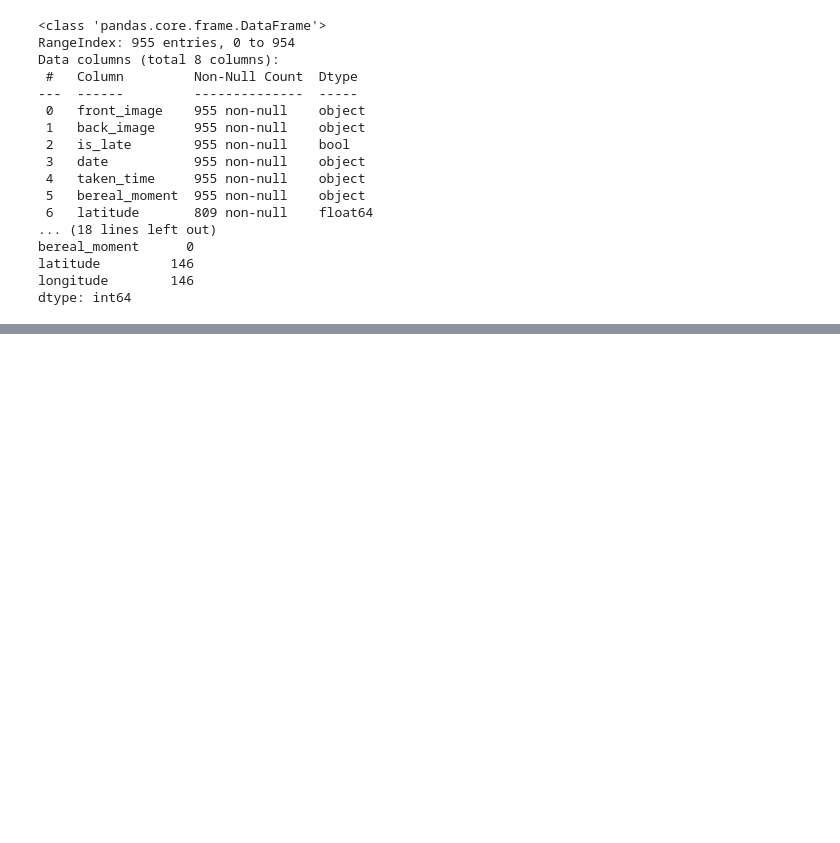
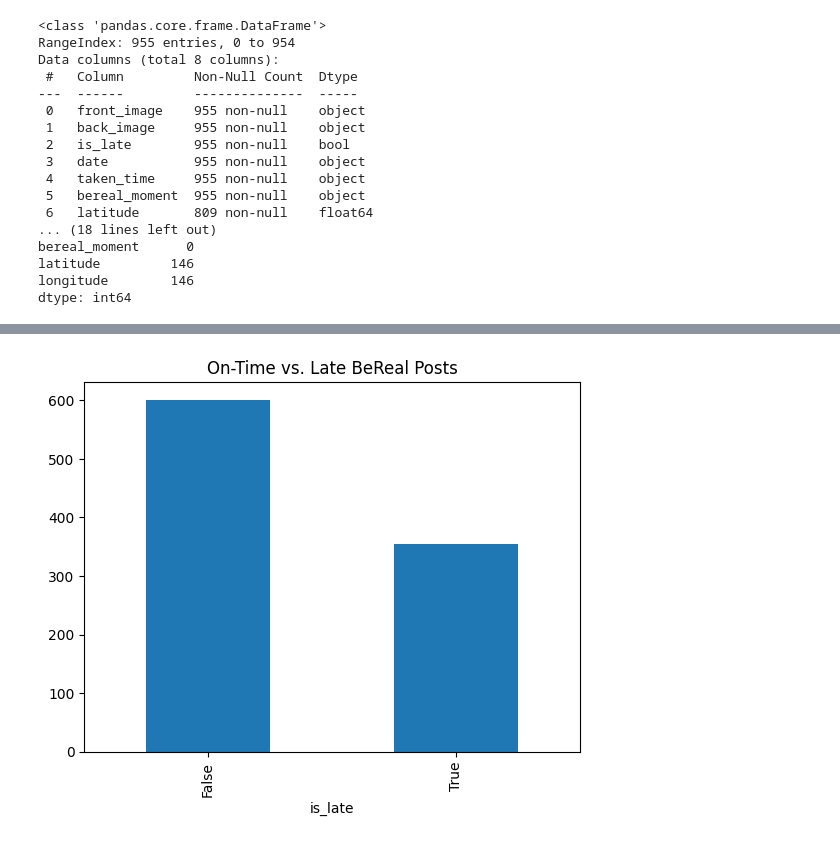
Before and after one commit to miinjaekim/bereal-ml-project, a Jupyter notebook: notebooks/eda.ipynb, the cells around one changed output, grey strips where cells are left out. Drawn from its saved outputs; the diff is of its cells as text; code cells hidden in the pictures; blank space fills up the shorter version.

Commit message:
Display on-time vs Late histogram

```diff
--- a/notebooks/eda.ipynb
+++ b/notebooks/eda.ipynb
@@ -116,3 +116,9 @@ for i, row in memories_df.iterrows():
 m
 # %% [output]
 [interactive output not drawn]
+# %%
+# Plot the count of 'on-time' vs 'late' posts
+memories_df['is_late'].value_counts().plot(kind='bar', title='On-Time vs. Late BeReal Posts')
+plt.show()
+# %% [output]
+[figure, added]
```
